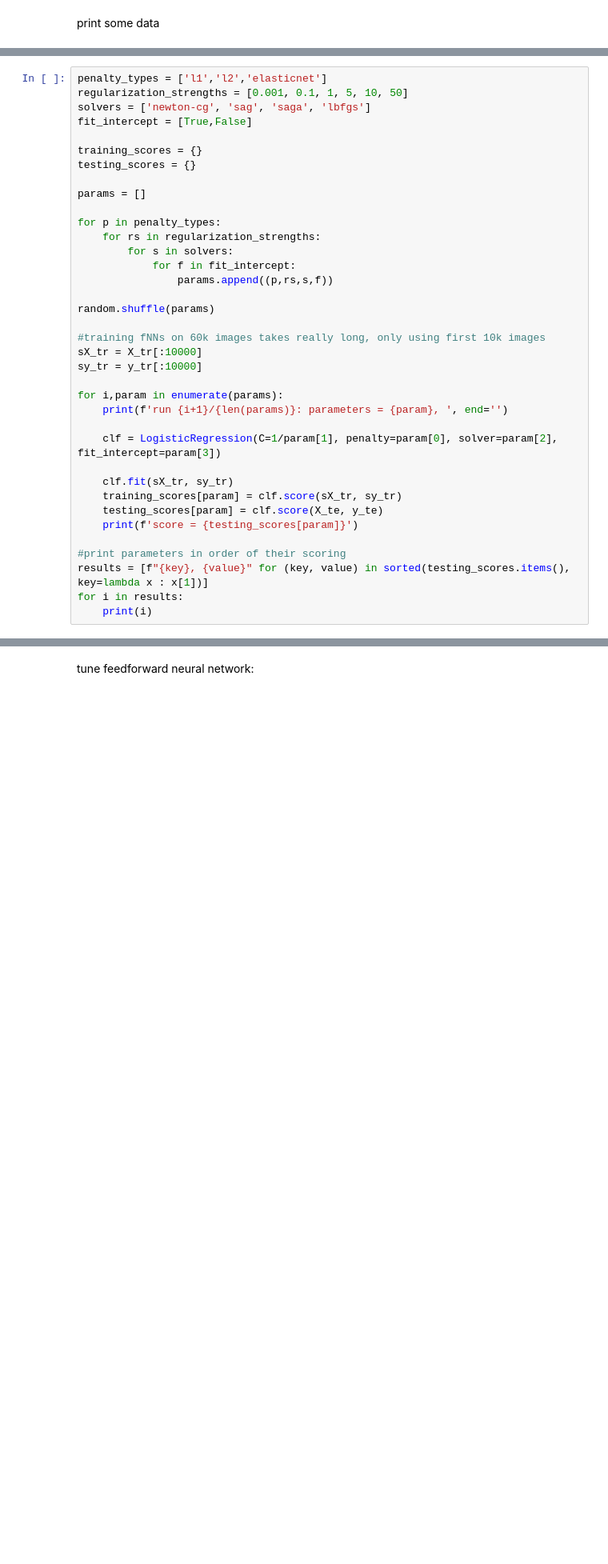
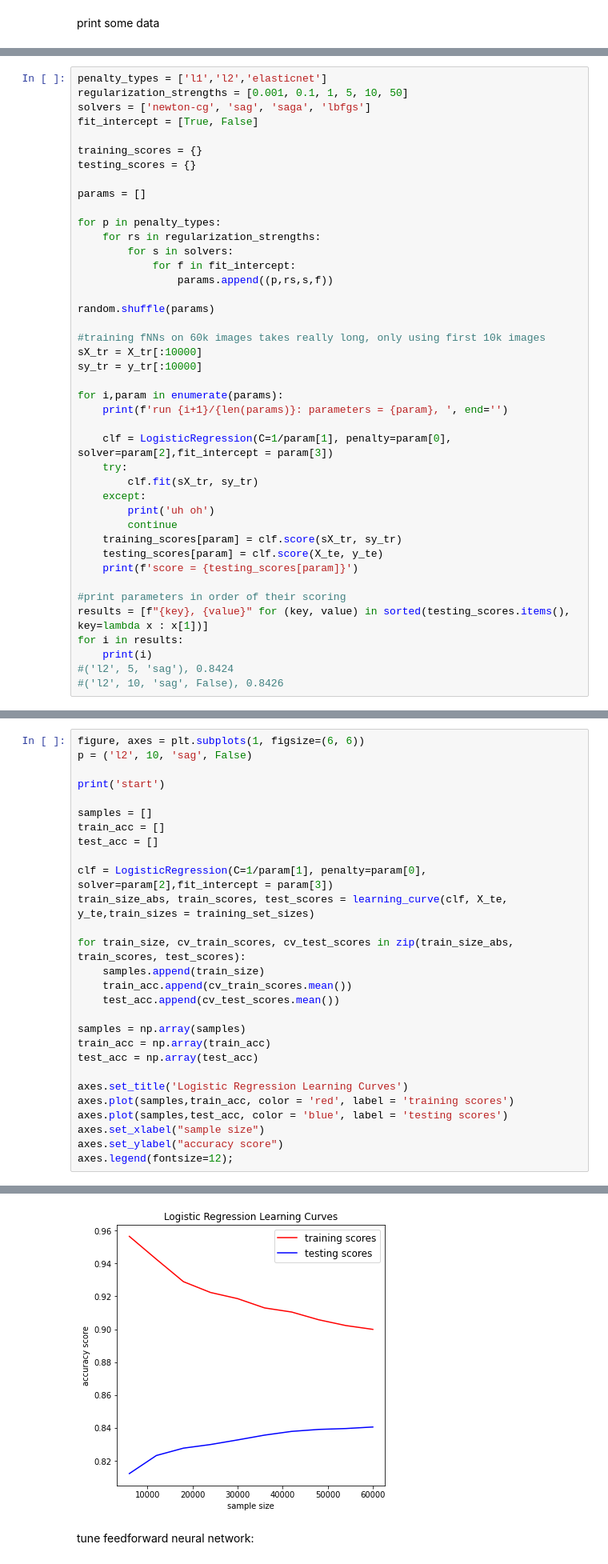
Before and after one commit to jyaosmit/CS178proj, a Jupyter notebook: main.ipynb, the cells around one changed output, grey strips where cells are left out. Shown at 80% size. Cells and saved outputs as stored; diff of their text form; blank space fills up the shorter version.

Commit message:
finished implementing training for fNN and logistic

```diff
--- a/main.ipynb
+++ b/main.ipynb
@@ -83,7 +82,7 @@ logistic classifier:
 penalty_types = ['l1','l2','elasticnet']
 regularization_strengths = [0.001, 0.1, 1, 5, 10, 50]
 solvers = ['newton-cg', 'sag', 'saga', 'lbfgs']
-fit_intercept = [True,False]
+fit_intercept = [True, False]
 
 training_scores = {}
 testing_scores = {}
@@ -105,9 +104,12 @@ sy_tr = y_tr[:10000]
 for i,param in enumerate(params):
     print(f'run {i+1}/{len(params)}: parameters = {param}, ', end='')
 
-    clf = LogisticRegression(C=1/param[1], penalty=param[0], solver=param[2], fit_intercept=param[3])
-
-    clf.fit(sX_tr, sy_tr)
+    clf = LogisticRegression(C=1/param[1], penalty=param[0], solver=param[2],fit_intercept = param[3])
+    try:
+        clf.fit(sX_tr, sy_tr)
+    except:
+        print('uh oh')
+        continue
     training_scores[param] = clf.score(sX_tr, sy_tr)
     testing_scores[param] = clf.score(X_te, y_te)
     print(f'score = {testing_scores[param]}')
@@ -116,3 +118,5 @@ for i,param in enumerate(params):
 results = [f"{key}, {value}" for (key, value) in sorted(testing_scores.items(), key=lambda x : x[1])]
 for i in results:
     print(i)
+#('l2', 5, 'sag'), 0.8424
+#('l2', 10, 'sag', False), 0.8426
@@ -118,0 +143,29 @@ for i in results:
+# %%
+figure, axes = plt.subplots(1, figsize=(6, 6))
+p = ('l2', 10, 'sag', False)
+
+print('start')
+
+samples = []
+train_acc = []
+test_acc = []
+
+clf = LogisticRegression(C=1/param[1], penalty=param[0], solver=param[2],fit_intercept = param[3])
+train_size_abs, train_scores, test_scores = learning_curve(clf, X_te, y_te,train_sizes = training_set_sizes)
+
+for train_size, cv_train_scores, cv_test_scores in zip(train_size_abs, train_scores, test_scores):
+    samples.append(train_size)
+    train_acc.append(cv_train_scores.mean())
+    test_acc.append(cv_test_scores.mean())
+
+samples = np.array(samples)
+train_acc = np.array(train_acc)
+test_acc = np.array(test_acc)
+
+axes.set_title('Logistic Regression Learning Curves')
+axes.plot(samples,train_acc, color = 'red', label = 'training scores')
+axes.plot(samples,test_acc, color = 'blue', label = 'testing scores')
+axes.set_xlabel("sample size")
+axes.set_ylabel("accuracy score")
+axes.legend(fontsize=12);
+# %% [output]
@@ -119,3 +173,4 @@ for i in results:
+[figure, added]
 # %% [markdown]
 tune feedforward neural network:
 # %%
```
Also changed, not shown: parts of 8 cells of this notebook.
